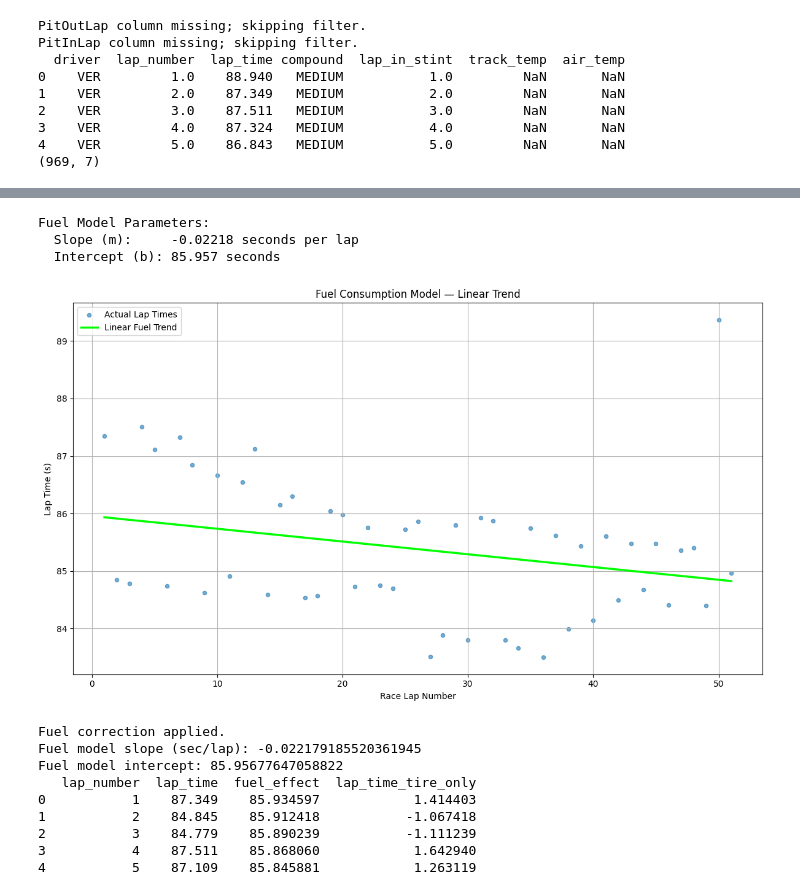
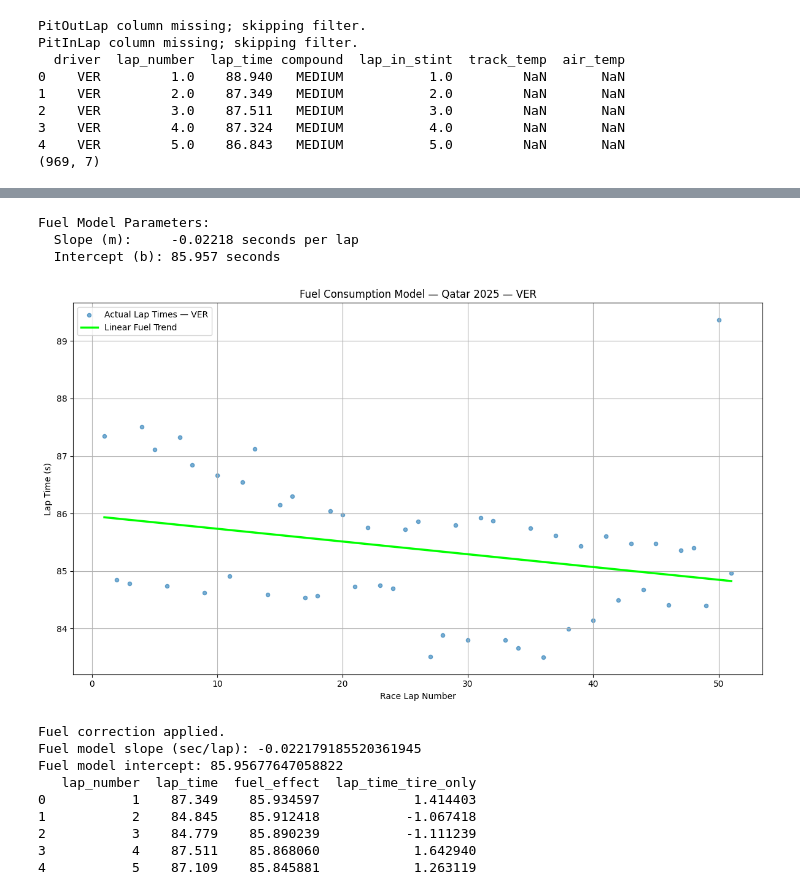
Before and after one commit to jeffreylgoode/f1-capstone-project, a Jupyter notebook: notebooks/f1.ipynb, the cells around one changed output, grey strips where cells are left out. Cells and saved outputs as stored; diff of their text form; code cells hidden in the pictures.

Commit message:
More refactoring to make running the models and strategy engine easier.

```diff
--- a/notebooks/f1.ipynb
+++ b/notebooks/f1.ipynb
@@ -1262,0 +1087,10 @@ This structure keeps the model:
+# %%
+# ============================================================
+# GLOBAL CONFIG — Year, Race, Driver
+# ============================================================
+
+YEAR = 2025
+GP = "Qatar"
+DRIVER = "VER"  # FastF1 driver code
+
+print(f"Modeling for {YEAR} {GP} — Driver {DRIVER}")
@@ -1270,7 +1106,7 @@ import pandas as pd
 import numpy as np
 
 
-def load_stint_data(year=2025, gp="Qatar"):
+def load_stint_data(year=YEAR, gp=GP):
     """
     Loads and cleans stint-level lap data for modeling.
     Returns a DataFrame with:
@@ -1428,7 +1270,7 @@ plot_actual_degradation(df_clean, compound="H")
 # ============================================================
 
 # Filter to the target driver BEFORE numbering laps
-driver = "VER"  # <-- change to your driver code if needed
+driver = DRIVER  # <-- change to your driver code if needed
 
 df_driver = df_clean[df_clean["driver"] == driver].copy()
 
@@ -1484,42 +1326,44 @@ def plot_fuel_trend(df_driver, m, b):
         df["lap_time"],
         s=20,
         alpha=0.6,
-        label="Actual Lap Times"
+        label=f"Actual Lap Times — {DRIVER}"
     )
 
     plt.plot(
         x_line,
         y_line,
         color="lime",
         linewidth=2.5,
         label="Linear Fuel Trend"
     )
 
-    plt.title("Fuel Consumption Model — Linear Trend")
+    # NEW: dynamic title with GP, YEAR, DRIVER
+    plt.title(f"Fuel Consumption Model — {GP} {YEAR} — {DRIVER}")
+
     plt.xlabel("Race Lap Number")
     plt.ylabel("Lap Time (s)")
     plt.grid(True)
     plt.legend()
     plt.tight_layout()
     plt.show()
 
 
 # ============================================================
 # Apply to the driver-specific dataset from BLOCK 1.55
 # ============================================================
 
 fuel_slope, fuel_intercept = fit_fuel_model(df_driver)
 
 print("Fuel Model Parameters:")
 print(f"  Slope (m):     {fuel_slope:.5f} seconds per lap")
 print(f"  Intercept (b): {fuel_intercept:.3f} seconds")
 
 plot_fuel_trend(df_driver, fuel_slope, fuel_intercept)
 # %% [output]
 Fuel Model Parameters:
   Slope (m):     -0.02218 seconds per lap
   Intercept (b): 85.957 seconds
-[figure, old version]
+[figure, new version]
 # %%
 # BLOCK 1.7B — Fuel Correction (driver-specific)
 
```
Also changed, not shown: parts of 45 cells of this notebook.
